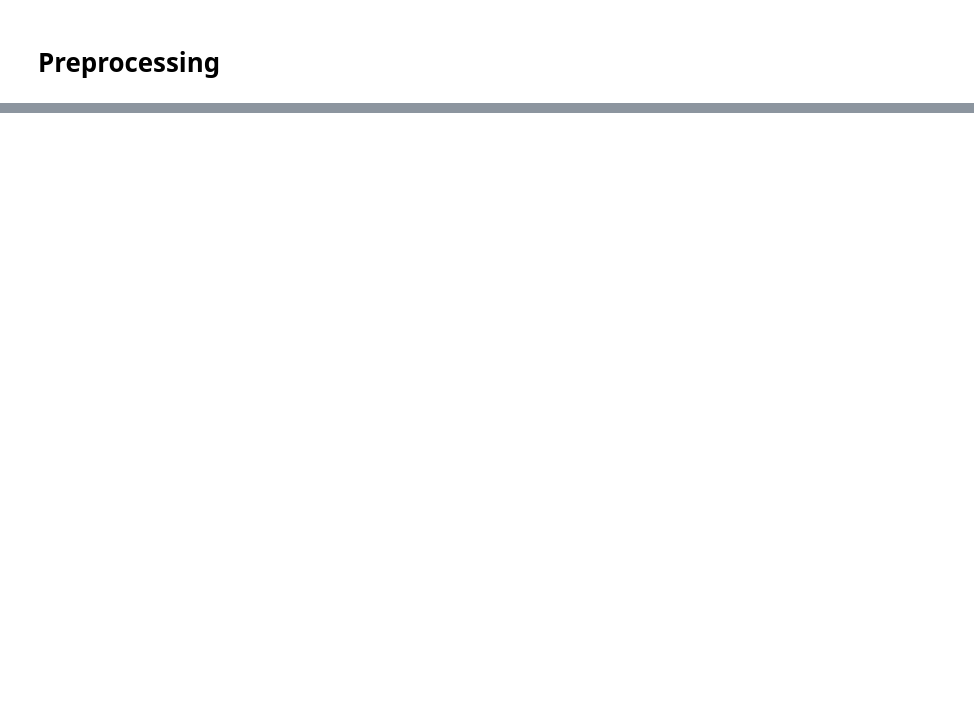
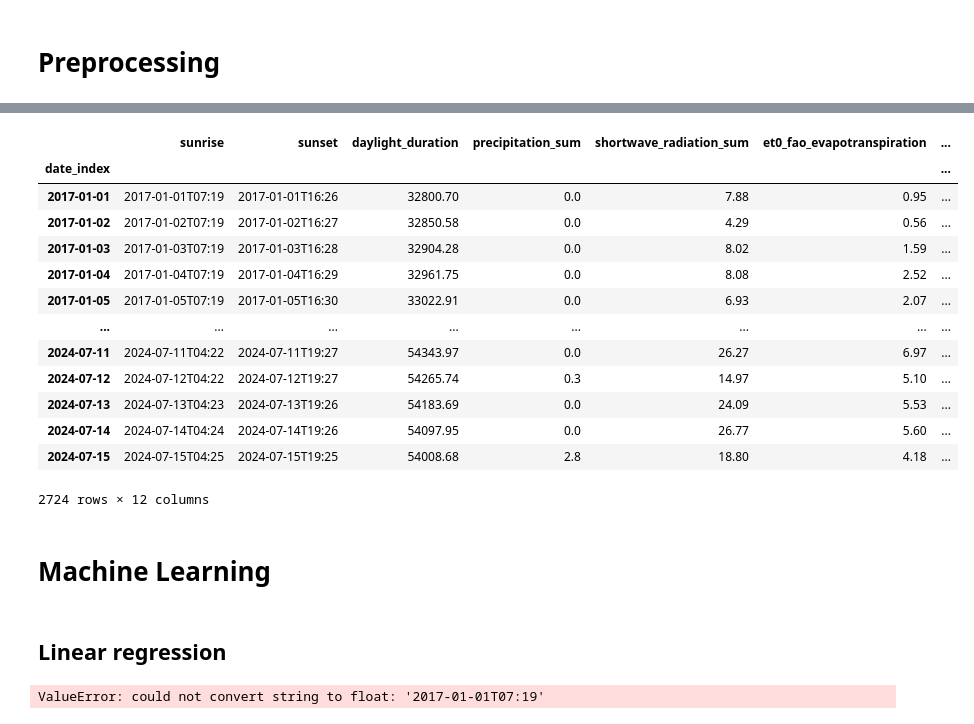
Before and after one commit to lauradmch/NappeCast-forecasting, a Jupyter notebook: notebooks/preprocessing.ipynb, the cells around one changed output, grey strips where cells are left out. Saved outputs shown, nothing was run; the diff lists cells and outputs as text; code cells hidden in the pictures; blank space fills up the shorter version.

```diff
--- a/notebooks/preprocessing.ipynb
+++ b/notebooks/preprocessing.ipynb
@@ -2,0 +10,6 @@
+# %%
+# Loading the data
+input_path = Path("..") / 'data' / 'interim' / 'dataset_merged.csv'
+df = pd.read_csv(input_path)
+display(df.head(5))
+print("Shape of the piezometer dataframe:\n", df.shape)
@@ -3,18 +26,17 @@
 # %%
-from sklearn.model_selection import train_test_split
-from sklearn.pipeline import Pipeline
-
-
 def preprocessing(df):
     """
     This function performed the following steps:
     1. preprocessing preparation (dropping undesire columns; splitting the target 'y' and the explicatives features 'X')
     2. Temporal split (X_train; X_test; y_train & y_test)
-    3. Pipeline for transformers
     At the end, this function return the different datasets to perform Machine Learning algorithms.
     """
+    # Setting 'date_index' as index in the dataframe
+    df = df.set_index("date_index")
+    df.index = pd.to_datetime(df.index)
+
     # Dropping useless columns
-    columns_to_drop = ['code_bss', 'bss_id', 'mode_obtention', 'nom_producteur', 'latitude', 'longitude']
+    columns_to_drop = ['Unnamed: 0_x', 'code_bss', 'bss_id', 'mode_obtention', 'nom_producteur', 'latitude', 'longitude']
     df = df.drop(columns = columns_to_drop)
 
     # Temporal split (80/20% for the train/test sets split)
@@ -29,3 +51,25 @@ def preprocessing(df):
     X_test = df_test.drop(columns='niveau_nappe_eau')
 
     return X_train, X_test, y_train, y_test
+# %%
+X_train, X_test, y_train, y_test = preprocessing(df)
+display(X_train)
+# %% [output]
+|  | sunrise | sunset | daylight_duration | precipitation_sum | shortwave_radiation_sum | et0_fao_evapotranspiration | ... |
+| date_index |  |  |  |  |  |  | ... |
+| 2017-01-01 | 2017-01-01T07:19 | 2017-01-01T16:26 | 32800.70 | 0.0 | 7.88 | 0.95 | ... |
+| 2017-01-02 | 2017-01-02T07:19 | 2017-01-02T16:27 | 32850.58 | 0.0 | 4.29 | 0.56 | ... |
+| 2017-01-03 | 2017-01-03T07:19 | 2017-01-03T16:28 | 32904.28 | 0.0 | 8.02 | 1.59 | ... |
+| 2017-01-04 | 2017-01-04T07:19 | 2017-01-04T16:29 | 32961.75 | 0.0 | 8.08 | 2.52 | ... |
+| 2017-01-05 | 2017-01-05T07:19 | 2017-01-05T16:30 | 33022.91 | 0.0 | 6.93 | 2.07 | ... |
+| ... | ... | ... | ... | ... | ... | ... | ... |
+| 2024-07-11 | 2024-07-11T04:22 | 2024-07-11T19:27 | 54343.97 | 0.0 | 26.27 | 6.97 | ... |
+| 2024-07-12 | 2024-07-12T04:22 | 2024-07-12T19:27 | 54265.74 | 0.3 | 14.97 | 5.10 | ... |
+| 2024-07-13 | 2024-07-13T04:23 | 2024-07-13T19:26 | 54183.69 | 0.0 | 24.09 | 5.53 | ... |
+| 2024-07-14 | 2024-07-14T04:24 | 2024-07-14T19:26 | 54097.95 | 0.0 | 26.77 | 5.60 | ... |
+| 2024-07-15 | 2024-07-15T04:25 | 2024-07-15T19:25 | 54008.68 | 2.8 | 18.80 | 4.18 | ... |
+2724 rows × 12 columns
+# %% [markdown]
+# **Machine Learning**
+# %% [markdown]
+## Linear regression
@@ -31,0 +107,4 @@ def preprocessing(df):
+# %%
+y_pred, evaluation_metrics_lr = linear_regression(df)
+# %% [output]
+ValueError: could not convert string to float: '2017-01-01T07:19'
```
Also changed, not shown: parts of 10 cells of this notebook, 2 other files.
